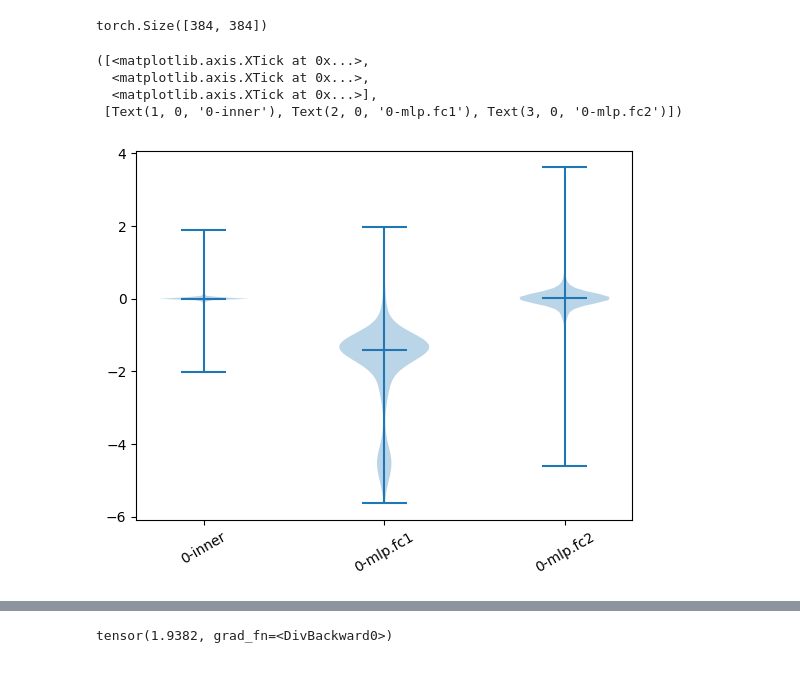
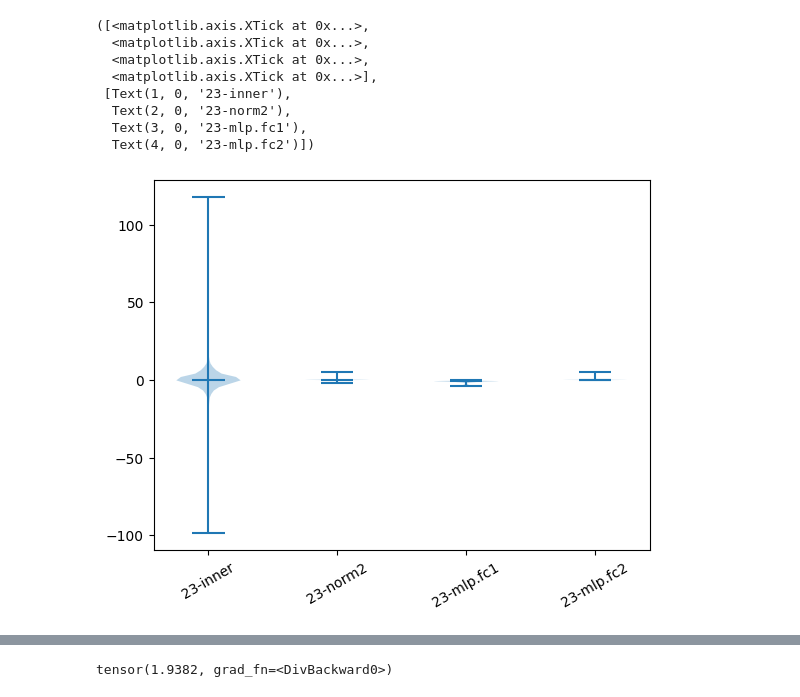
Before and after one commit to scott306lr/ResMLP_QAT, a Jupyter notebook: model_v4_analyze.ipynb, the cells around one changed output, grey strips where cells are left out. Cells and saved outputs as stored; diff of their text form; code cells hidden in the pictures.

```diff
--- a/model_v4_analyze.ipynb
+++ b/model_v4_analyze.ipynb
@@ -89,28 +46,28 @@ blocks.23.outer.weight
-# %%
-new_model_dict['norm.weight'].shape
-# %% [output]
-torch.Size([384, 384])
 # %%
 model_layers = []
-for i in range(0, 1):
-    todo_layer = model2.blocks[i]
+for i in range(23, 24):
+    todo_layer = org_model.blocks[i]
     model_layers.append(get_linear_layers(todo_layer, specify_names=None, prefix=f"{i}-"))
 # print(model_layers[0].weight.detach().numpy().flatten())
 
 data = []
 labels = []
 for layer in model_layers:
     for n, m in layer:
         val = m.bias
         if val is not None:
             data.append(val[val.nonzero(as_tuple=True)].detach().numpy().flatten())
             labels.append(n)
 
 plt.violinplot(data, showmedians=True, showextrema=True)
 plt.xticks(range(1, len(labels) + 1), labels, rotation=30)
 # %% [output]
 ([<matplotlib.axis.XTick at 0x...>,
   <matplotlib.axis.XTick at 0x...>,
+  <matplotlib.axis.XTick at 0x...>,
   <matplotlib.axis.XTick at 0x...>],
- [Text(1, 0, '0-inner'), Text(2, 0, '0-mlp.fc1'), Text(3, 0, '0-mlp.fc2')])
+ [Text(1, 0, '23-inner'),
+  Text(2, 0, '23-norm2'),
+  Text(3, 0, '23-mlp.fc1'),
+  Text(4, 0, '23-mlp.fc2')])
-[figure, old version]
+[figure, new version]
```
Also changed, not shown: parts of 10 cells of this notebook, 4 other files.
